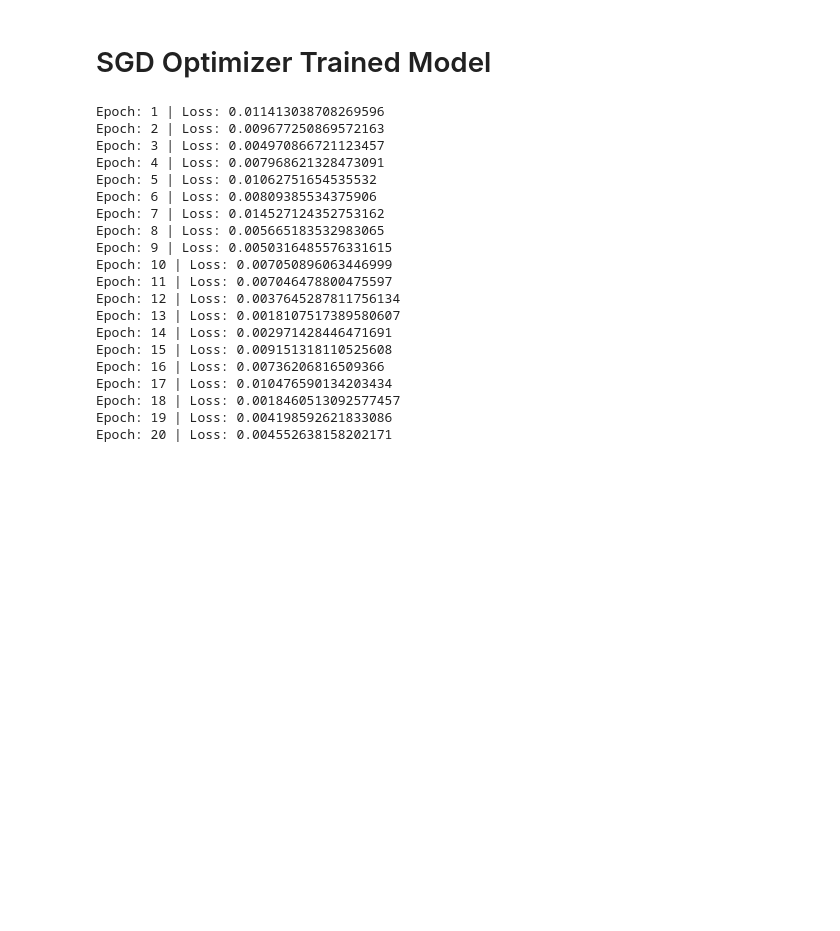
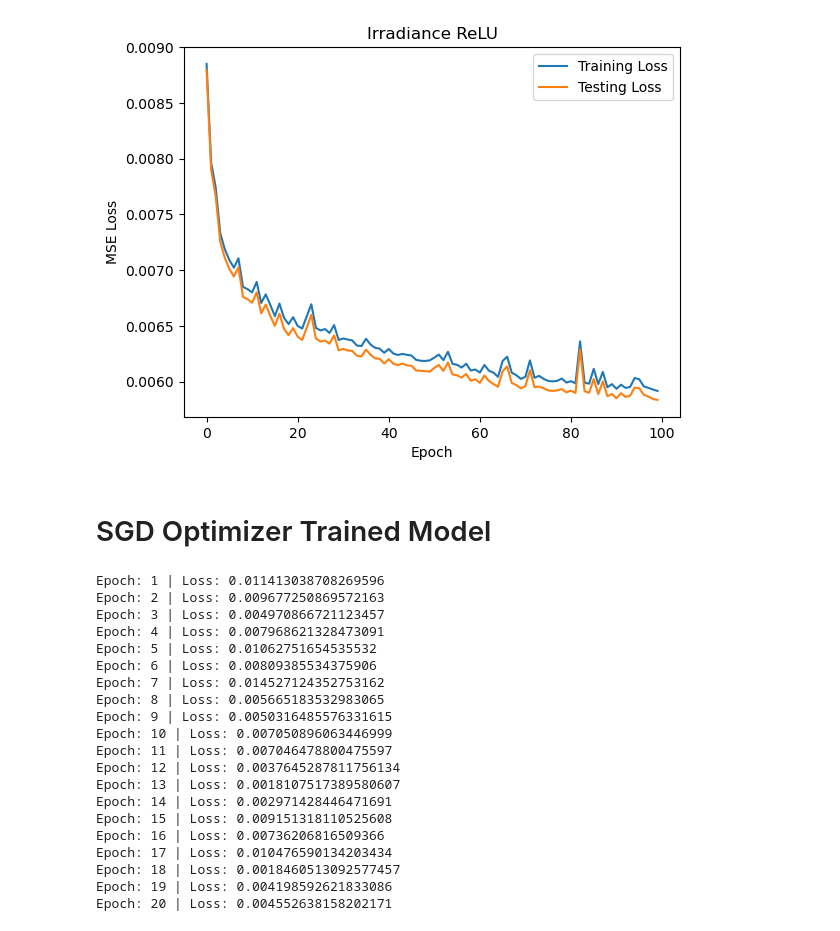
Before and after one commit to andrewdean1/solar-searcher, a Jupyter notebook: Notebooks/Models/LMTrain.ipynb, the cells around one changed output. Drawn from its saved outputs; the diff is of its cells as text; code cells hidden in the pictures; blank space fills up the shorter version.

```diff
--- a/Notebooks/Models/LMTrain.ipynb
+++ b/Notebooks/Models/LMTrain.ipynb
@@ -24,3 +95,16 @@ The autoreload extension is already loaded. To reload it, use:
+# %%
+lm3 = LM(all_feats = True)
+lm3.train(X_train_irr, y_train_irr, X_test_irr, y_test_irr, epochs = 100, verbose = False)
+tr_loss, te_loss = lm3.loss()
+plt.plot(tr_loss, label = 'Training Loss')
+plt.plot(te_loss, label = 'Testing Loss')
+plt.title("Irradiance ReLU")
+plt.legend()
+plt.xlabel('Epoch')
+plt.ylabel('MSE Loss')
+plt.show()
+# %% [output]
+[figure, added]
 # %%
 # Prepare data
 data_no_irr  = data.drop('irradiance', axis = 1)
```
Also changed, not shown: parts of 6 cells of this notebook, 7 other files.
